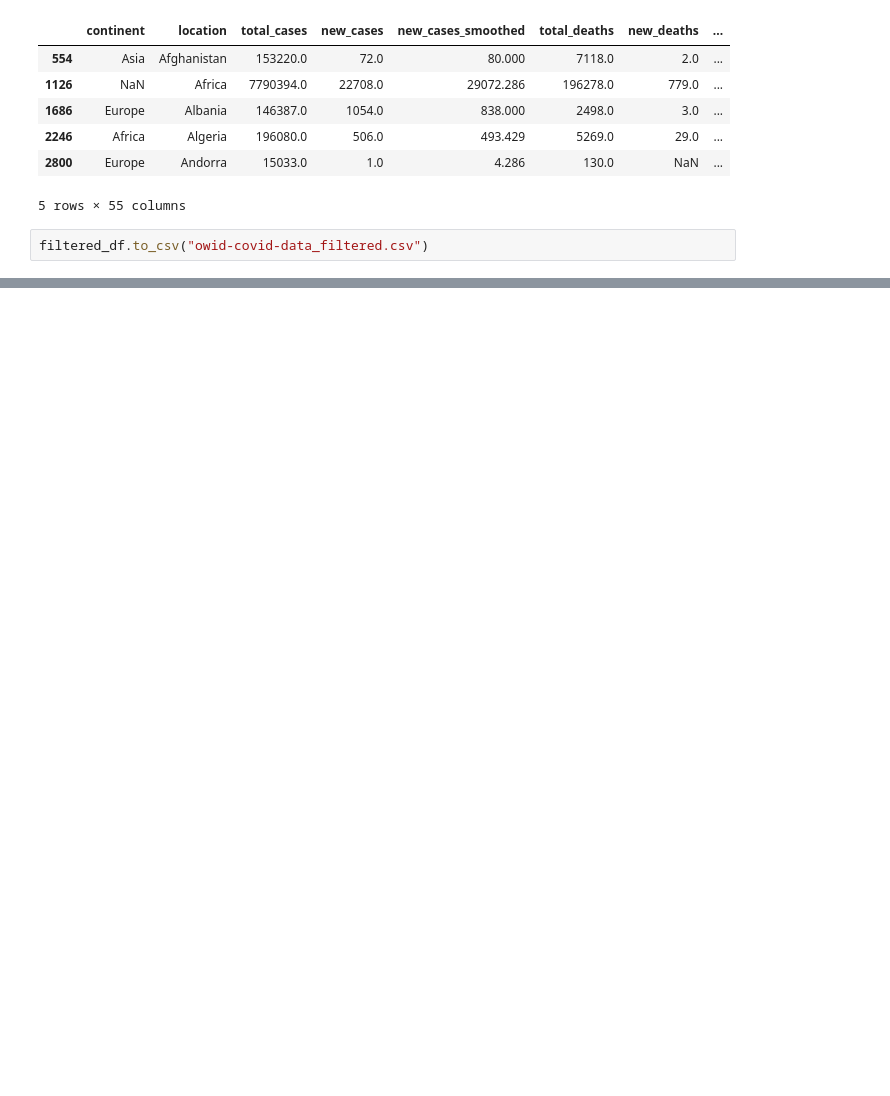
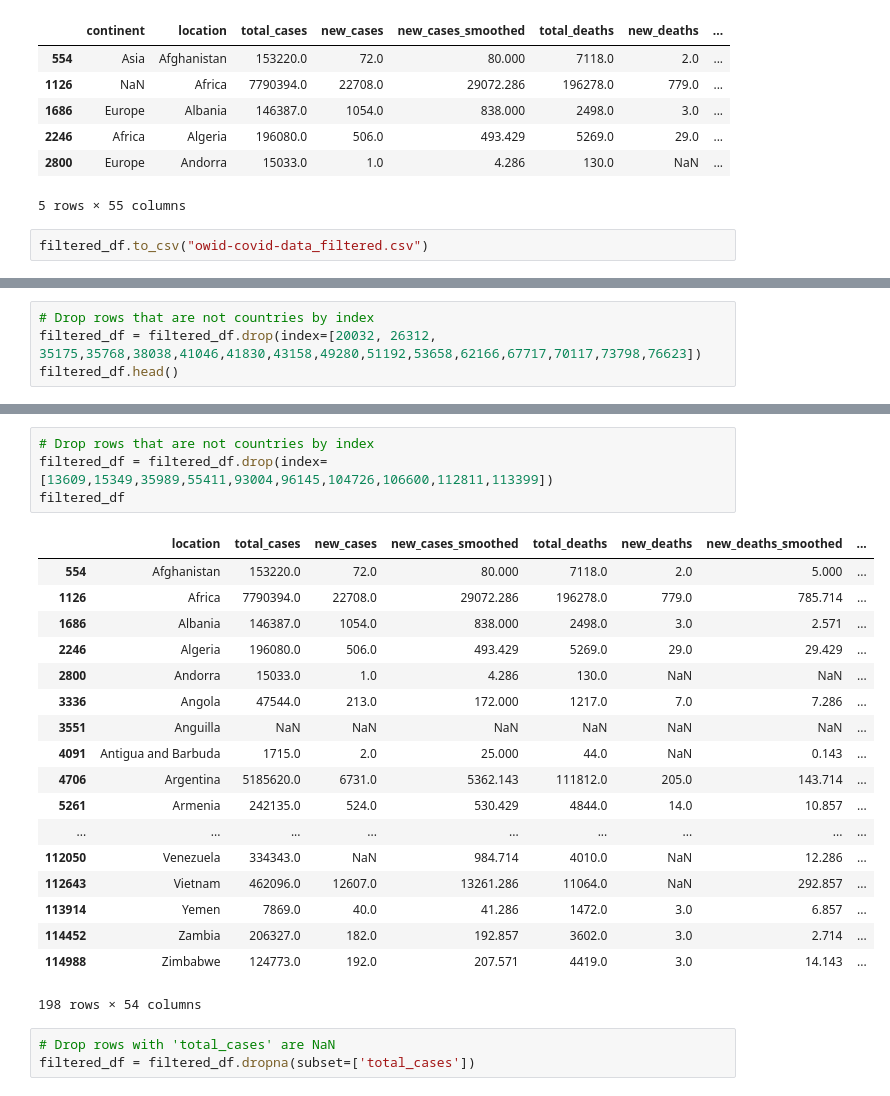
Before and after one commit to bazibuhejm/covid-19_data-set-Group-IV, a Jupyter notebook: owid_covid_data_clean.ipynb, the cells around one changed output, grey strips where cells are left out. Drawn from its saved outputs; the diff is of its cells as text; blank space fills up the shorter version.

```diff
--- a/owid_covid_data_clean.ipynb
+++ b/owid_covid_data_clean.ipynb
@@ -132,0 +247,4 @@ filtered_df.to_csv("owid-covid-data_filtered.csv")
+# %%
+# Drop rows that are not countries by index
+filtered_df = filtered_df.drop(index=[20032, 26312, 35175,35768,38038,41046,41830,43158,49280,51192,53658,62166,67717,70117,73798,76623])
+filtered_df.head()
@@ -132,0 +259,26 @@ filtered_df.to_csv("owid-covid-data_filtered.csv")
+# %%
+# Drop rows that are not countries by index
+filtered_df = filtered_df.drop(index=[13609,15349,35989,55411,93004,96145,104726,106600,112811,113399])
+filtered_df
+# %% [output]
+|  | location | total_cases | new_cases | new_cases_smoothed | total_deaths | new_deaths | new_deaths_smoothed | ... |
+| 554 | Afghanistan | 153220.0 | 72.0 | 80.000 | 7118.0 | 2.0 | 5.000 | ... |
+| 1126 | Africa | 7790394.0 | 22708.0 | 29072.286 | 196278.0 | 779.0 | 785.714 | ... |
+| 1686 | Albania | 146387.0 | 1054.0 | 838.000 | 2498.0 | 3.0 | 2.571 | ... |
+| 2246 | Algeria | 196080.0 | 506.0 | 493.429 | 5269.0 | 29.0 | 29.429 | ... |
+| 2800 | Andorra | 15033.0 | 1.0 | 4.286 | 130.0 | NaN | NaN | ... |
+| 3336 | Angola | 47544.0 | 213.0 | 172.000 | 1217.0 | 7.0 | 7.286 | ... |
+| 3551 | Anguilla | NaN | NaN | NaN | NaN | NaN | NaN | ... |
+| 4091 | Antigua and Barbuda | 1715.0 | 2.0 | 25.000 | 44.0 | NaN | 0.143 | ... |
+| 4706 | Argentina | 5185620.0 | 6731.0 | 5362.143 | 111812.0 | 205.0 | 143.714 | ... |
+| 5261 | Armenia | 242135.0 | 524.0 | 530.429 | 4844.0 | 14.0 | 10.857 | ... |
+| ... | ... | ... | ... | ... | ... | ... | ... | ... |
+| 112050 | Venezuela | 334343.0 | NaN | 984.714 | 4010.0 | NaN | 12.286 | ... |
+| 112643 | Vietnam | 462096.0 | 12607.0 | 13261.286 | 11064.0 | NaN | 292.857 | ... |
+| 113914 | Yemen | 7869.0 | 40.0 | 41.286 | 1472.0 | 3.0 | 6.857 | ... |
+| 114452 | Zambia | 206327.0 | 182.0 | 192.857 | 3602.0 | 3.0 | 2.714 | ... |
+| 114988 | Zimbabwe | 124773.0 | 192.0 | 207.571 | 4419.0 | 3.0 | 14.143 | ... |
+198 rows × 54 columns
+# %%
+# Drop rows with 'total_cases' are NaN
+filtered_df = filtered_df.dropna(subset=['total_cases'])
```
Also changed, not shown: parts of 11 cells of this notebook, 1 other file.
